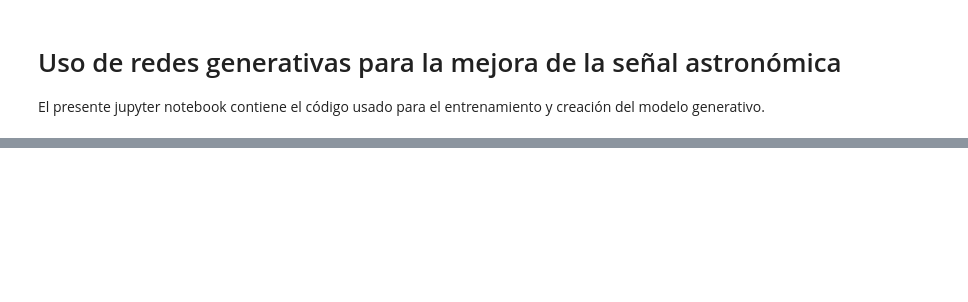
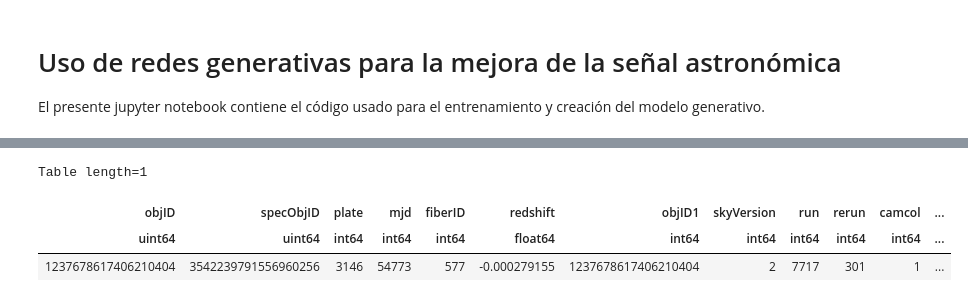
Before and after one commit to javier-cacho-master-ai/trabajo-fin-master, a Jupyter notebook: solution/main.ipynb, the cells around one changed output, grey strips where cells are left out. Saved outputs shown, nothing was run; the diff lists cells and outputs as text; code cells hidden in the pictures; blank space fills up the shorter version.

```diff
--- a/solution/main.ipynb
+++ b/solution/main.ipynb
@@ -82,0 +158,32 @@ else:
+# %%
+import re
+from astroquery.sdss import SDSS
+from astropy.io import ascii
+from astropy.table import Table
+
+def sanitize_adql(raw_query: str) -> str:
+    """Removes SQL comments and compresses whitespace into single spaces."""
+    # 1. Remove block comments (/* ... */)
+    # The re.DOTALL flag allows '.' to match newline characters
+    no_blocks = re.sub(r'/\*.*?\*/', '', raw_query, flags=re.DOTALL)
+
+    # 2. Remove inline comments (-- ...)
+    no_inlines = re.sub(r'--.*', '', no_blocks)
+
+    # 3. Compress remaining whitespace (tabs, newlines, multiple spaces)
+    return re.sub(r'\s+', ' ', no_inlines).strip()
+
+gaia_crossmatch_ids = gaia_job_results["original_ext_source_id"]
+query_filter_ids = ",".join(gaia_crossmatch_ids.astype(str))
+
+sdss_query_path = Path("services", "queries", "sdss.adql")
+sdss_query_template = sdss_query_path.read_text(encoding="utf-8")
+sdss_query_template_sanitized = sanitize_adql(sdss_query_template)
+sdss_query = sdss_query_template_sanitized.format(filter_ids=query_filter_ids)
+
+sdss_query_result = SDSS.query_sql(sdss_query, data_release=13)
+
+# print(sdss_query_result.keys.filter['flux'])
+
+display(sdss_query_result)
+# %% [output]
@@ -82,0 +191,4 @@ else:
+Table length=1
+| objID | specObjID | plate | mjd | fiberID | redshift | objID1 | skyVersion | run | rerun | camcol | ... |
+| uint64 | uint64 | int64 | int64 | int64 | float64 | int64 | int64 | int64 | int64 | int64 | ... |
+| 1237678617406210404 | 3542239791556960256 | 3146 | 54773 | 577 | -0.000279155 | 1237678617406210404 | 2 | 7717 | 301 | 1 | ... |
```
Also changed, not shown: parts of 13 cells of this notebook, 5 other files.
